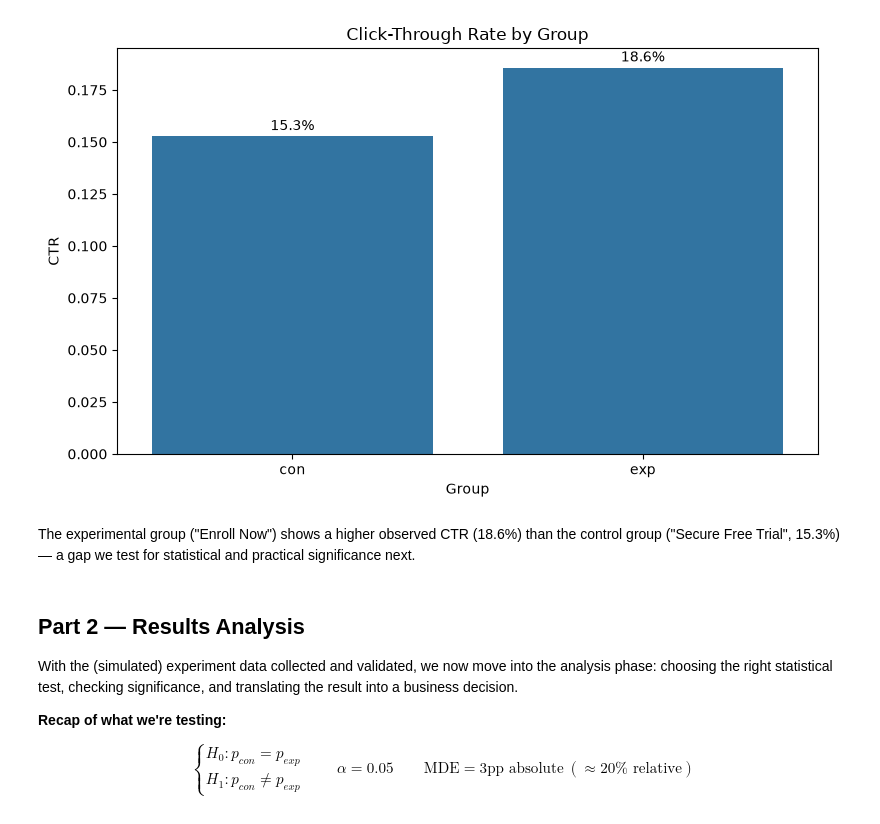
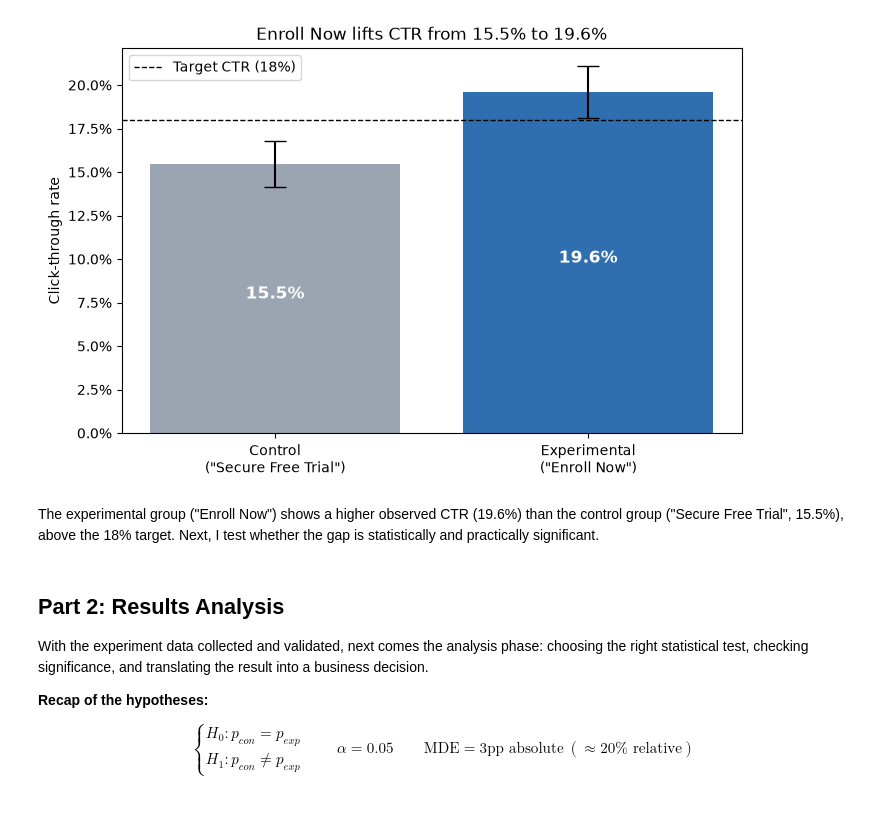
Before and after one commit to Ampofowaa/landing-page-ab-test, a Jupyter notebook: ab_test_case_study.ipynb, the cells around one changed output. Cells and saved outputs as stored; diff of their text form; code cells hidden in the pictures.

Commit message:
Align the decision rule with the power analysis, make the simulation realistic, and tidy the notebook's writing and code.

```diff
--- a/ab_test_case_study.ipynb
+++ b/ab_test_case_study.ipynb
@@ -133,9 +143,12 @@ Total required sample size:     4,798
 # Traffic assumption, agreed with the analytics team
 daily_visitors_per_group = 200
 
-test_duration_days = ceil(required_n / daily_visitors_per_group)
+min_duration_days = ceil(required_n / daily_visitors_per_group)
+# Round up to whole weeks so day-of-week effects are balanced
+test_duration_days = ceil(min_duration_days / 7) * 7
 
 print(f"Assumed traffic per group: {daily_visitors_per_group}/day")
-print(f"Estimated test duration:   {test_duration_days} days (~{ceil(test_duration_days / 7)} weeks)")
+print(f"Minimum duration:          {min_duration_days} days")
+print(f"Planned duration:          {test_duration_days} days ({test_duration_days // 7} full weeks)")
 # %% [output]
 Assumed traffic per group: 200/day
@@ -265,23 +279,30 @@ summary
 # %%
-plt.figure(figsize=(8, 5))
-sns.barplot(x=summary.index, y=summary['ctr'])
-plt.title('Click-Through Rate by Group')
-plt.xlabel('Group')
-plt.ylabel('CTR')
+# 95% CI for each group's CTR, shown as error bars
+ci_half_width = norm.ppf(0.975) * np.sqrt(summary['ctr'] * (1 - summary['ctr']) / summary['user_count'])
+
+fig, ax = plt.subplots(figsize=(8, 5))
+ax.bar(['Control\n("Secure Free Trial")', 'Experimental\n("Enroll Now")'], summary['ctr'],
+       yerr=ci_half_width, capsize=8, color=['#9aa5b1', '#2f6fb0'])
+ax.axhline(p_exp_target, color='black', linestyle='--', linewidth=1, label=f'Target CTR ({p_exp_target:.0%})')
 for i, ctr in enumerate(summary['ctr']):
-    plt.text(i, ctr + 0.003, f'{ctr:.1%}', ha='center')
-plt.tight_layout()
+    ax.text(i, ctr / 2, f'{ctr:.1%}', ha='center', color='white', fontweight='bold', fontsize=12)
+ax.yaxis.set_major_formatter(PercentFormatter(1))
+ax.set_ylabel('Click-through rate')
+ax.set_title(f"Enroll Now lifts CTR from {summary.loc['con', 'ctr']:.1%} to {summary.loc['exp', 'ctr']:.1%}")
+ax.legend(loc='upper left')
+
+plt.savefig('ctr_by_group.png', dpi=300, bbox_inches='tight')
 plt.show()
 # %% [output]
-[figure, old version]
+[figure, new version]
 # %% [markdown]
-The experimental group ("Enroll Now") shows a higher observed CTR (18.6%) than the control group ("Secure Free Trial", 15.3%) — a gap we test for statistical and practical significance next.
+The experimental group ("Enroll Now") shows a higher observed CTR (19.6%) than the control group ("Secure Free Trial", 15.5%), above the 18% target. Next, I test whether the gap is statistically and practically significant.
 # %% [markdown]
-## Part 2 — Results Analysis
+## Part 2: Results Analysis
 
-With the (simulated) experiment data collected and validated, we now move into the analysis phase: choosing the right statistical test, checking significance, and translating the result into a business decision.
+With the experiment data collected and validated, next comes the analysis phase: choosing the right statistical test, checking significance, and translating the result into a business decision.
 
-**Recap of what we're testing:**
+**Recap of the hypotheses:**
 
 $$
 \begin{cases}
```
Also changed, not shown: parts of 35 cells of this notebook.
